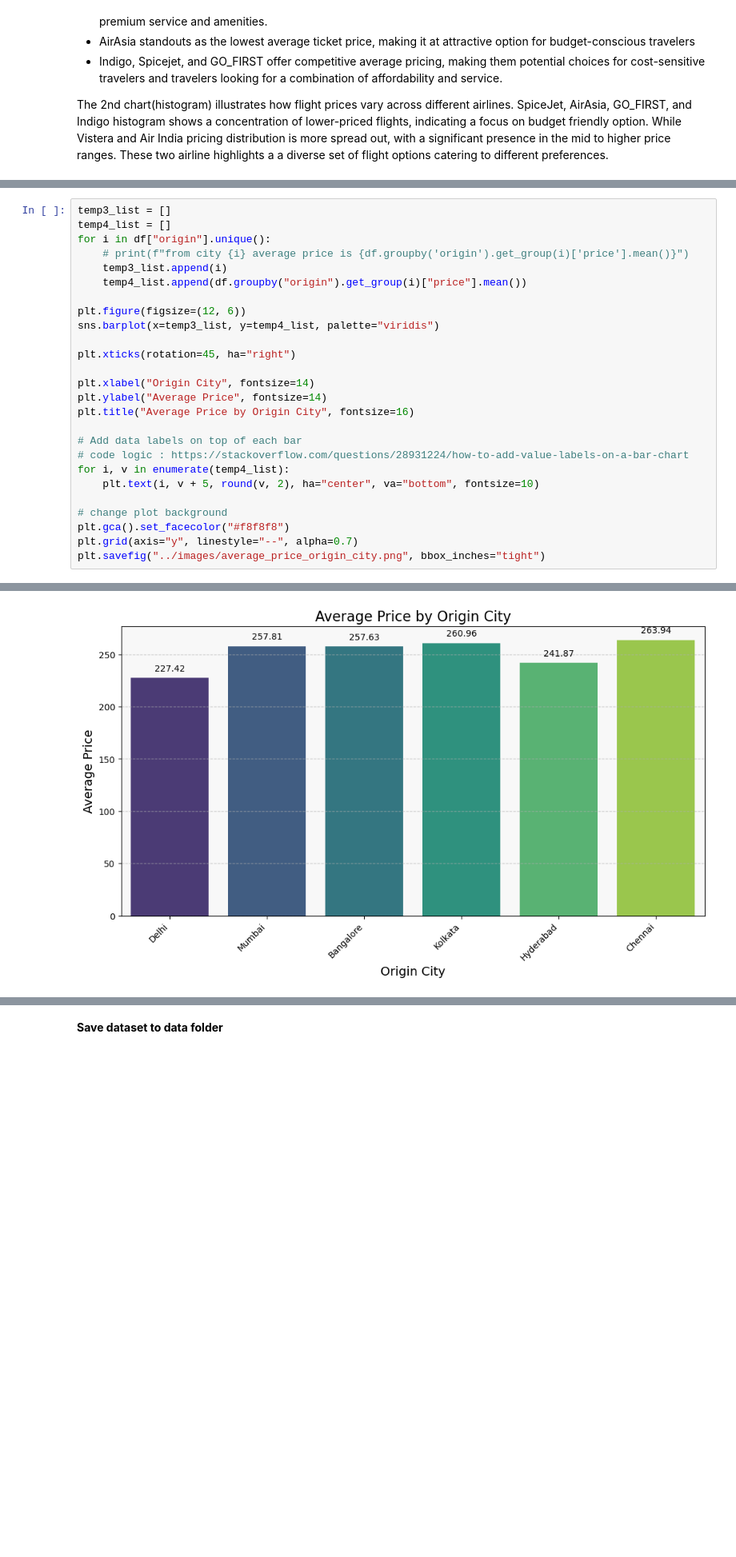
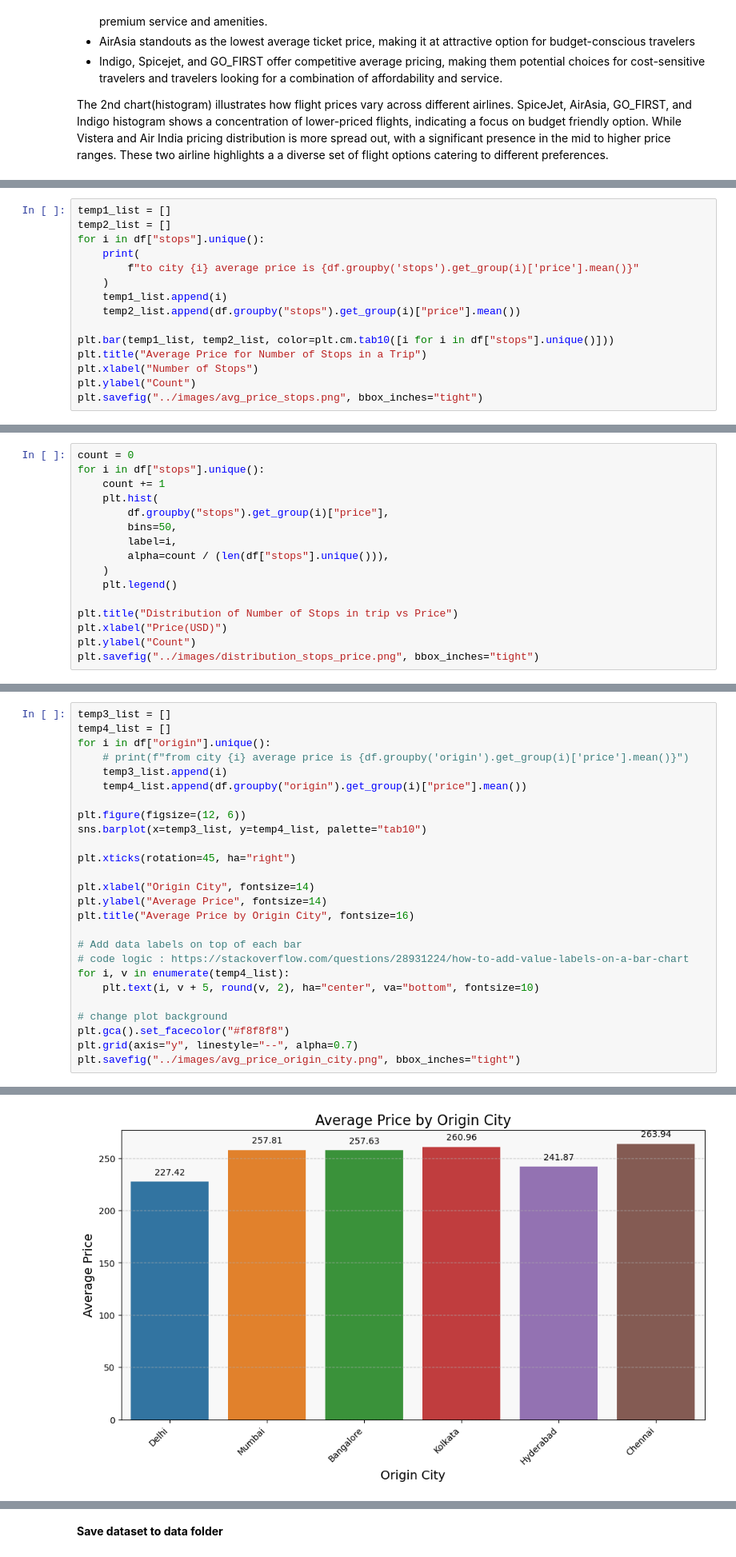
Before and after one commit to LandryHouston/Flight_Price_Prediction, a Jupyter notebook: code/02_data_analysis_FINAL.ipynb, the cells around one changed output, grey strips where cells are left out. Shown at 80% size. Cells and saved outputs as stored; diff of their text form; blank space fills up the shorter version.

```diff
--- a/code/02_data_analysis_FINAL.ipynb
+++ b/code/02_data_analysis_FINAL.ipynb
@@ -136,0 +200,15 @@ The 2nd chart(histogram) illustrates how flight prices vary across different air
+# %%
+temp1_list = []
+temp2_list = []
+for i in df["stops"].unique():
+    print(
+        f"to city {i} average price is {df.groupby('stops').get_group(i)['price'].mean()}"
+    )
+    temp1_list.append(i)
+    temp2_list.append(df.groupby("stops").get_group(i)["price"].mean())
+
+plt.bar(temp1_list, temp2_list, color=plt.cm.tab10([i for i in df["stops"].unique()]))
+plt.title("Average Price for Number of Stops in a Trip")
+plt.xlabel("Number of Stops")
+plt.ylabel("Count")
+plt.savefig("../images/avg_price_stops.png", bbox_inches="tight")
@@ -136,0 +220,16 @@ The 2nd chart(histogram) illustrates how flight prices vary across different air
+# %%
+count = 0
+for i in df["stops"].unique():
+    count += 1
+    plt.hist(
+        df.groupby("stops").get_group(i)["price"],
+        bins=50,
+        label=i,
+        alpha=count / (len(df["stops"].unique())),
+    )
+    plt.legend()
+
+plt.title("Distribution of Number of Stops in trip vs Price")
+plt.xlabel("Price(USD)")
+plt.ylabel("Count")
+plt.savefig("../images/distribution_stops_price.png", bbox_inches="tight")
@@ -145,7 +246,7 @@ for i in df["origin"].unique():
     temp4_list.append(df.groupby("origin").get_group(i)["price"].mean())
 
 plt.figure(figsize=(12, 6))
-sns.barplot(x=temp3_list, y=temp4_list, palette="viridis")
+sns.barplot(x=temp3_list, y=temp4_list, palette="tab10")
 
 plt.xticks(rotation=45, ha="right")
 
@@ -161,6 +262,6 @@ for i, v in enumerate(temp4_list):
 # change plot background
 plt.gca().set_facecolor("#f8f8f8")
 plt.grid(axis="y", linestyle="--", alpha=0.7)
-plt.savefig("../images/average_price_origin_city.png", bbox_inches="tight")
+plt.savefig("../images/avg_price_origin_city.png", bbox_inches="tight")
 # %% [output]
 Passing `palette` without assigning `hue` is deprecated and will be removed in v0.14.0. Assign the `x` variable to `hue` and set `legend=False` for the same effect.
@@ -169,4 +268,4 @@ Passing `palette` without assigning `hue` is deprecated and will be removed in v
-[figure, old version]
+[figure, new version]
 # %%
 plt.figure(figsize=(12, 8))
 
```
Also changed, not shown: parts of 35 cells of this notebook.
